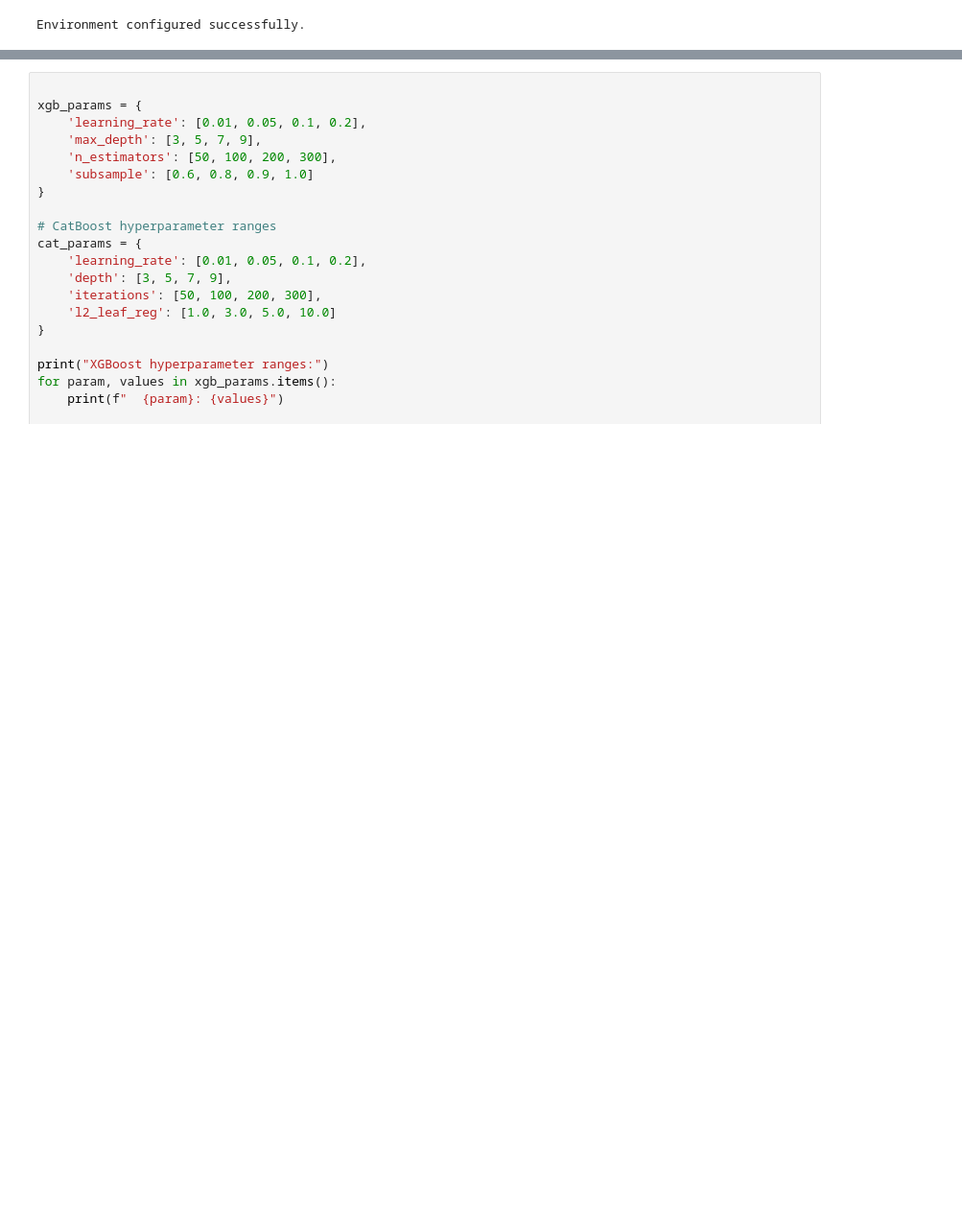
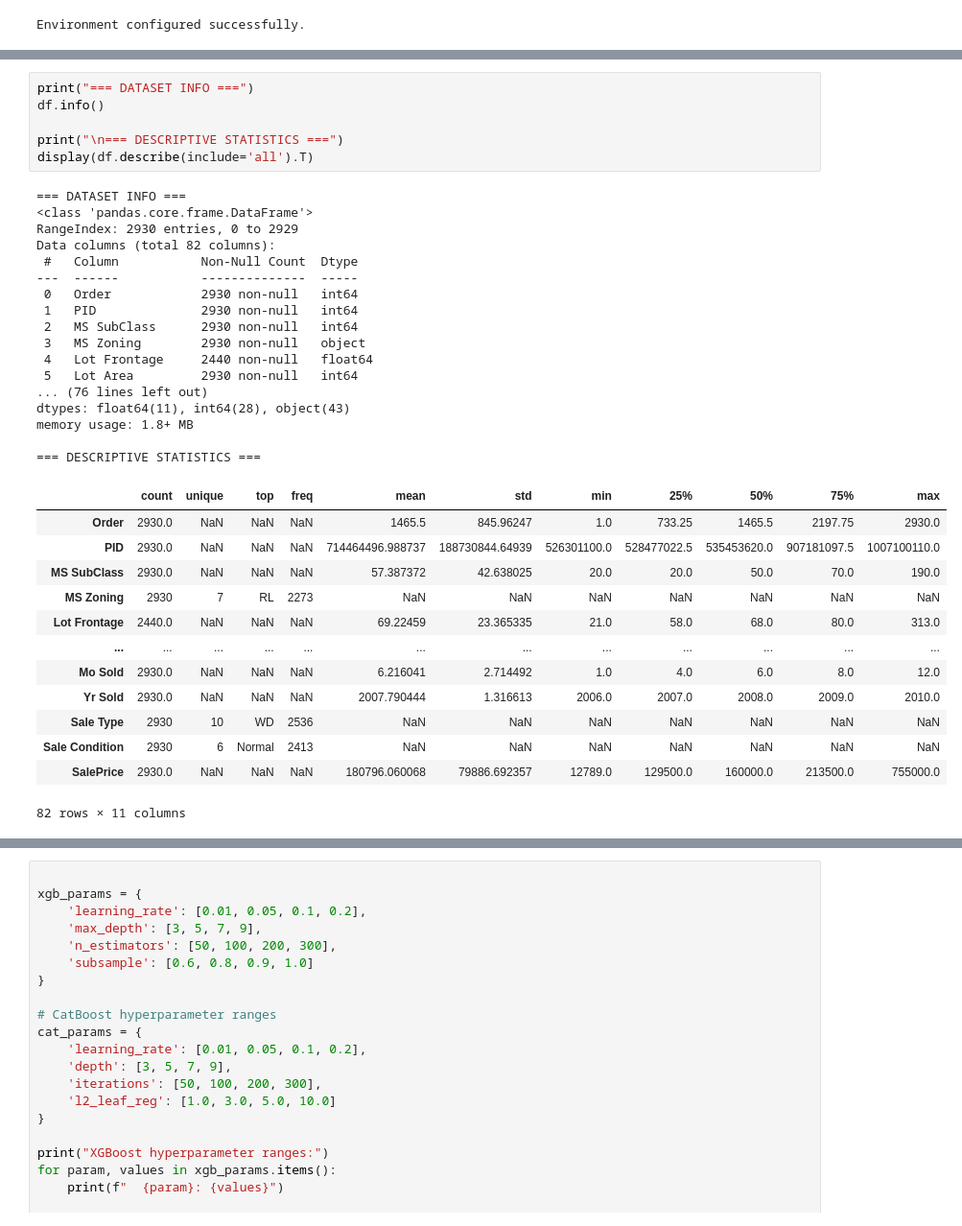
Before and after one commit to ThanhDang-Vn/ensemble-catboost-xgboost, a Jupyter notebook: Regression/ames_housing.ipynb, the cells around one changed output, grey strips where cells are left out. Shown at 96% size. Saved outputs shown, nothing was run; the diff lists cells and outputs as text; blank space fills up the shorter version.

```diff
--- a/Regression/ames_housing.ipynb
+++ b/Regression/ames_housing.ipynb
@@ -49,2 +64,39 @@ Name: SalePrice, dtype: float64
+# %%
+print("=== DATASET INFO ===")
+df.info()
+
+print("\n=== DESCRIPTIVE STATISTICS ===")
+display(df.describe(include='all').T)
+# %% [output]
+=== DATASET INFO ===
+<class 'pandas.core.frame.DataFrame'>
+RangeIndex: 2930 entries, 0 to 2929
+Data columns (total 82 columns):
+ #   Column           Non-Null Count  Dtype
+---  ------           --------------  -----
+ 0   Order            2930 non-null   int64
+ 1   PID              2930 non-null   int64
+ 2   MS SubClass      2930 non-null   int64
+ 3   MS Zoning        2930 non-null   object
+ 4   Lot Frontage     2440 non-null   float64
+ 5   Lot Area         2930 non-null   int64
+... (76 lines left out)
+dtypes: float64(11), int64(28), object(43)
+memory usage: 1.8+ MB
+
+=== DESCRIPTIVE STATISTICS ===
+|  | count | unique | top | freq | mean | std | min | 25% | 50% | 75% | max |
+| Order | 2930.0 | NaN | NaN | NaN | 1465.5 | 845.96247 | 1.0 | 733.25 | 1465.5 | 2197.75 | 2930.0 |
+| PID | 2930.0 | NaN | NaN | NaN | 714464496.988737 | 188730844.64939 | 526301100.0 | 528477022.5 | 535453620.0 | 907181097.5 | 1007100110.0 |
+| MS SubClass | 2930.0 | NaN | NaN | NaN | 57.387372 | 42.638025 | 20.0 | 20.0 | 50.0 | 70.0 | 190.0 |
+| MS Zoning | 2930 | 7 | RL | 2273 | NaN | NaN | NaN | NaN | NaN | NaN | NaN |
+| Lot Frontage | 2440.0 | NaN | NaN | NaN | 69.22459 | 23.365335 | 21.0 | 58.0 | 68.0 | 80.0 | 313.0 |
+| ... | ... | ... | ... | ... | ... | ... | ... | ... | ... | ... | ... |
+| Mo Sold | 2930.0 | NaN | NaN | NaN | 6.216041 | 2.714492 | 1.0 | 4.0 | 6.0 | 8.0 | 12.0 |
+| Yr Sold | 2930.0 | NaN | NaN | NaN | 2007.790444 | 1.316613 | 2006.0 | 2007.0 | 2008.0 | 2009.0 | 2010.0 |
+| Sale Type | 2930 | 10 | WD | 2536 | NaN | NaN | NaN | NaN | NaN | NaN | NaN |
+| Sale Condition | 2930 | 6 | Normal | 2413 | NaN | NaN | NaN | NaN | NaN | NaN | NaN |
+| SalePrice | 2930.0 | NaN | NaN | NaN | 180796.060068 | 79886.692357 | 12789.0 | 129500.0 | 160000.0 | 213500.0 | 755000.0 |
+82 rows × 11 columns
 # %%
 y = np.log1p(df['SalePrice'])
```
Also changed, not shown: parts of 11 cells of this notebook, 26 other files.
